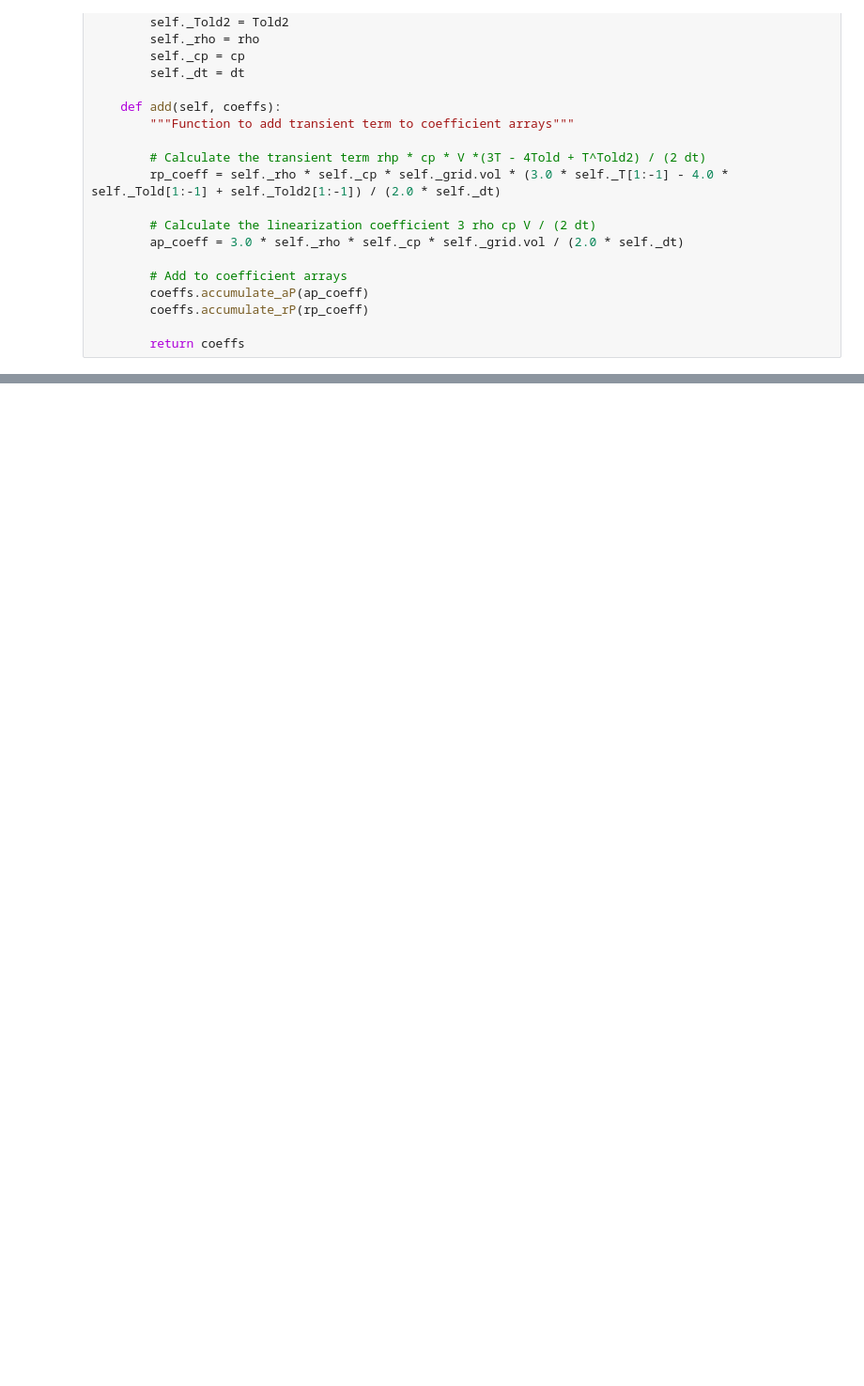
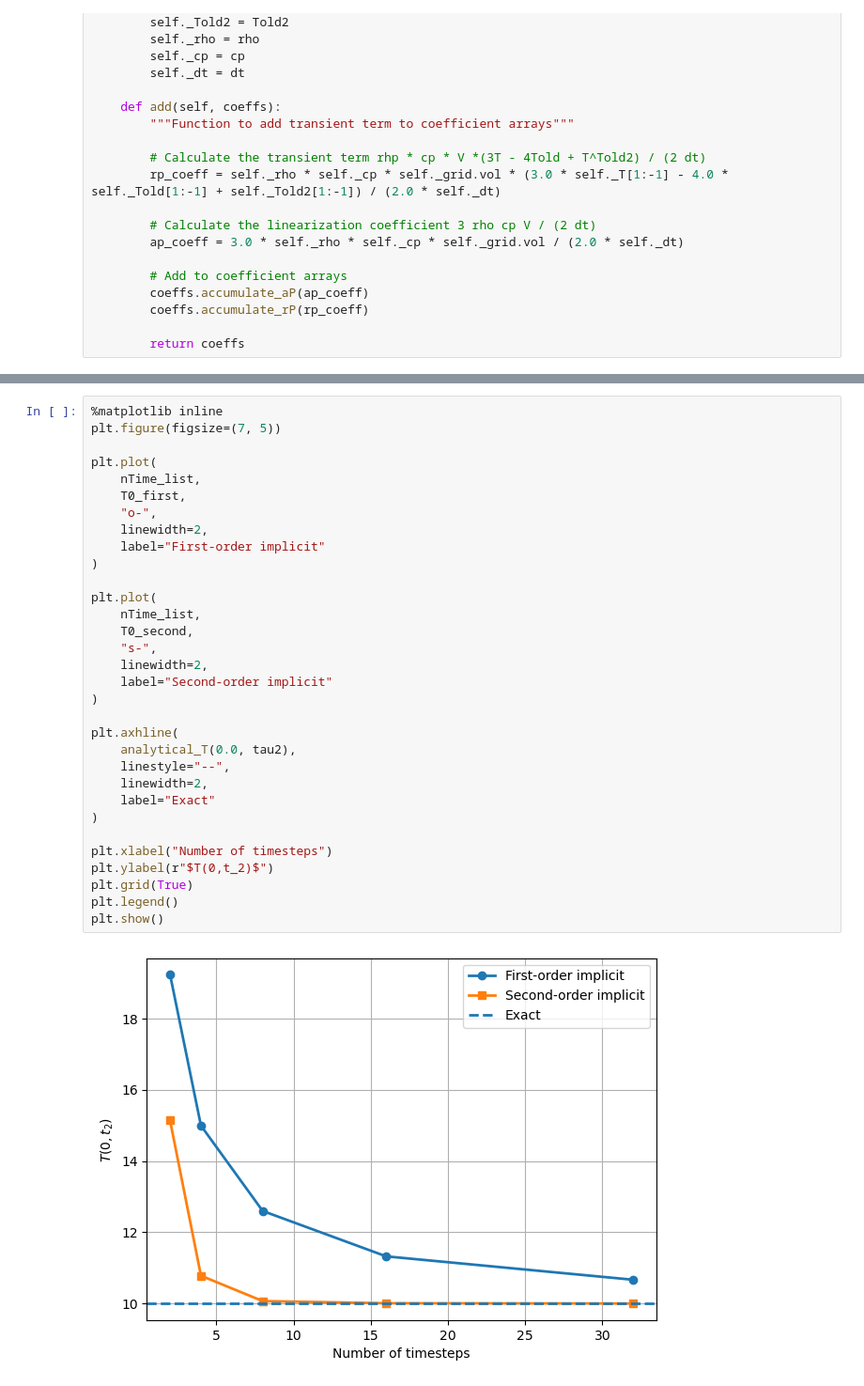
Before and after one commit to Zichen-F/9710_assignments, a Jupyter notebook: Assignment/Assignment2_zfan68.ipynb, the cells around one changed output, grey strips where cells are left out. Shown at 94% size. Drawn from its saved outputs; the diff is of its cells as text; blank space fills up the shorter version.

```diff
--- a/Assignment/Assignment2_zfan68.ipynb
+++ b/Assignment/Assignment2_zfan68.ipynb
@@ -332,0 +601,34 @@ plt.show()
+# %%
+%matplotlib inline
+plt.figure(figsize=(7, 5))
+
+plt.plot(
+    nTime_list,
+    T0_first,
+    "o-",
+    linewidth=2,
+    label="First-order implicit"
+)
+
+plt.plot(
+    nTime_list,
+    T0_second,
+    "s-",
+    linewidth=2,
+    label="Second-order implicit"
+)
+
+plt.axhline(
+    analytical_T(0.0, tau2),
+    linestyle="--",
+    linewidth=2,
+    label="Exact"
+)
+
+plt.xlabel("Number of timesteps")
+plt.ylabel(r"$T(0,t_2)$")
+plt.grid(True)
+plt.legend()
+plt.show()
+# %% [output]
+[figure, added]
```
Also changed, not shown: parts of 17 cells of this notebook.
